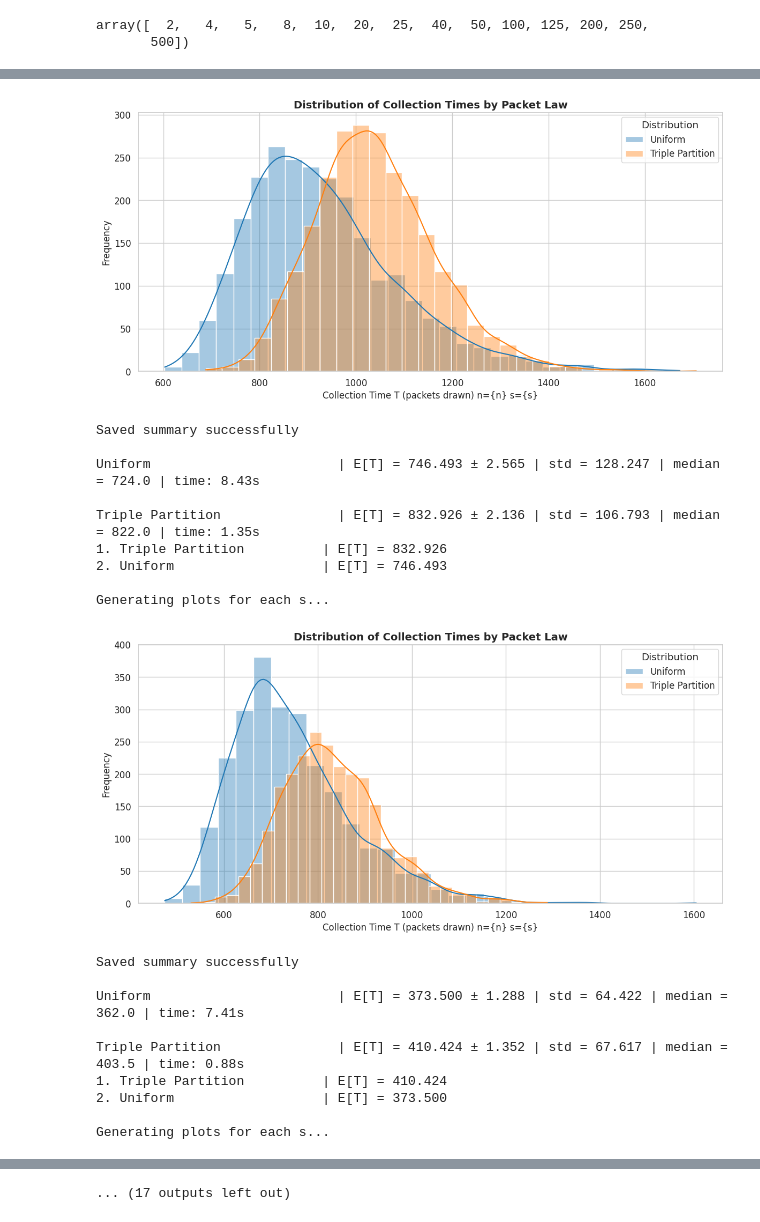
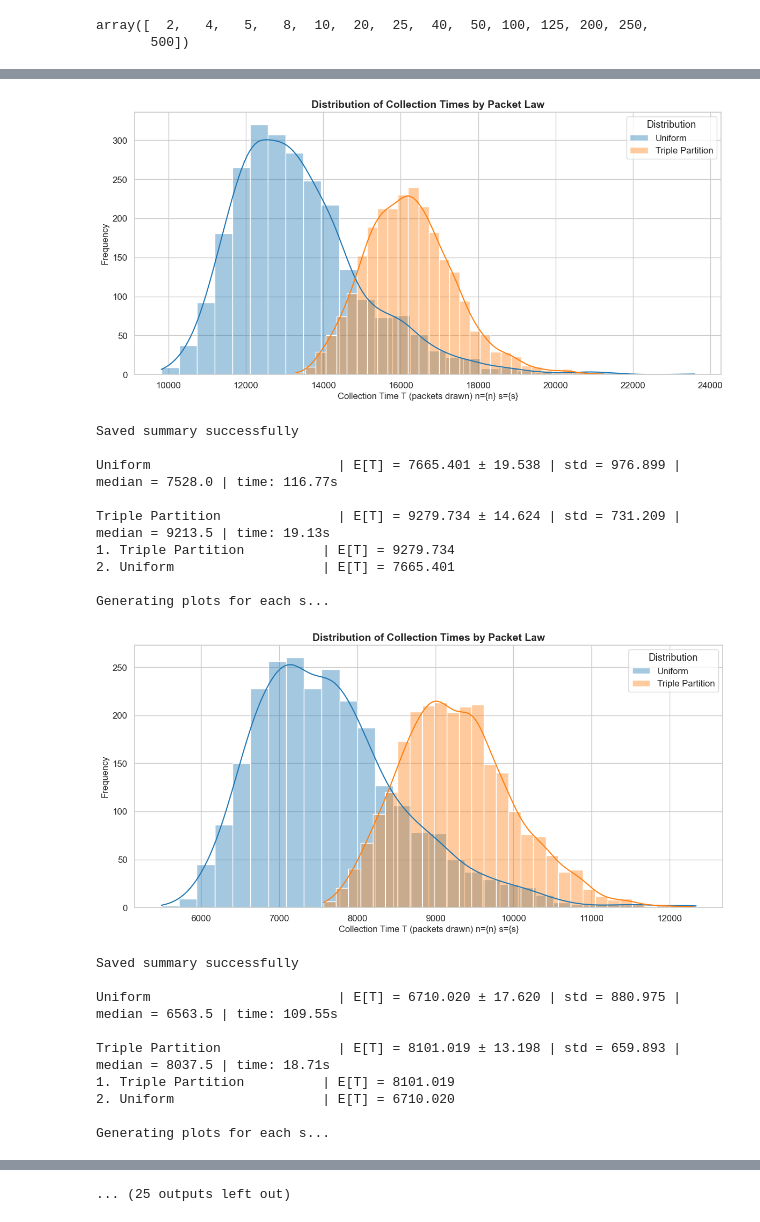
Before and after one commit to dragiev1/Max-Expectancy-Simulation, a Jupyter notebook: simulation.ipynb, the cells around one changed output, grey strips where cells are left out. Cells and saved outputs as stored; diff of their text form; code cells hidden in the pictures.

```diff
--- a/simulation.ipynb
+++ b/simulation.ipynb
@@ -16,7 +16,7 @@ Goal: Find which packet distribution (law) maximizes $\mathbb{E}[T]$ subject to
 # N = 1000  # total unique coupons
 N_TRIALS = 2500
 
-def sim_collection(packet_sampler: Callable[[], Set[int]], n: int = N) -> int:
+def sim_collection(packet_sampler: Callable[[], Set[int]], n: int) -> int:
   # Simulate one run.
   # Returns the number of packets drawn to collect all n coupons.
 
@@ -136,10 +136,10 @@ def triple_partition_sampler(n: int, s: int, partition_style: str = "consecutive
       return random.choice(p3_groups).copy()
   return sample
 # %%
-def run_sim(sampler_func: Callable[[], Set[int]], name: str, n_trials: int = N_TRIALS):
+def run_sim(n: int, sampler_func: Callable[[], Set[int]], name: str, n_trials: int = N_TRIALS):
   # Run Monte-Carlo for one distribution and report results.
   start = time.time()  # Track starting time of simulation.
-  results = [sim_collection(sampler_func) for _ in range(n_trials)]
+  results = [sim_collection(sampler_func, n) for _ in range(n_trials)]
   elapsed = time.time() - start
 
   expectancy_t = np.mean(results)
@@ -283,7 +283,7 @@ def run_sim_for_n_factors(n: int):
     results_dict = {}  # Raw results
 
     for name, sampler in distributions.items():
-      results_dict[name] = run_sim(sampler, name)
+      results_dict[name] = run_sim(n, sampler, name)
 
     ranked = sorted([(k, np.mean(v)) for k,v in results_dict.items()],
                     key = lambda x: x[1], reverse=True)
@@ -314,7 +314,7 @@ def run_sim_for_n_factors(n: int):
   print("-"*40)
 # %%
 def main():
-  run_sim_for_n_factors(1000)
+  run_sim_for_n_factors(10864)
 
 if __name__ == "__main__":
   # Set seed for reproducibility
@@ -360,22 +360,22 @@ Triple Partition               | E[T] = 1040.618 ± 2.509 | std = 125.439 | medi
 
 Generating plots for each s...
-[figure, old version]
+[figure, new version]
 Saved summary successfully
 
-Uniform                        | E[T] = 746.493 ± 2.565 | std = 128.247 | median = 724.0 | time: 8.43s
+Uniform                        | E[T] = 7665.401 ± 19.538 | std = 976.899 | median = 7528.0 | time: 116.77s
 
-Triple Partition               | E[T] = 832.926 ± 2.136 | std = 106.793 | median = 822.0 | time: 1.35s
-1. Triple Partition          | E[T] = 832.926
-2. Uniform                   | E[T] = 746.493
+Triple Partition               | E[T] = 9279.734 ± 14.624 | std = 731.209 | median = 9213.5 | time: 19.13s
+1. Triple Partition          | E[T] = 9279.734
+2. Uniform                   | E[T] = 7665.401
 
 Generating plots for each s...
-[figure, old version]
+[figure, new version]
 Saved summary successfully
 
-Uniform                        | E[T] = 373.500 ± 1.288 | std = 64.422 | median = 362.0 | time: 7.41s
+Uniform                        | E[T] = 6710.020 ± 17.620 | std = 880.975 | median = 6563.5 | time: 109.55s
 
-Triple Partition               | E[T] = 410.424 ± 1.352 | std = 67.617 | median = 403.5 | time: 0.88s
-1. Triple Partition          | E[T] = 410.424
-2. Uniform                   | E[T] = 373.500
+Triple Partition               | E[T] = 8101.019 ± 13.198 | std = 659.893 | median = 8037.5 | time: 18.71s
+1. Triple Partition          | E[T] = 8101.019
+2. Uniform                   | E[T] = 6710.020
 
 Generating plots for each s...
@@ -383 +383 @@ Generating plots for each s...
-... (17 outputs left out)
+... (25 outputs left out)
```
Also changed, not shown: parts of 1 cell of this notebook, 28 other files.
